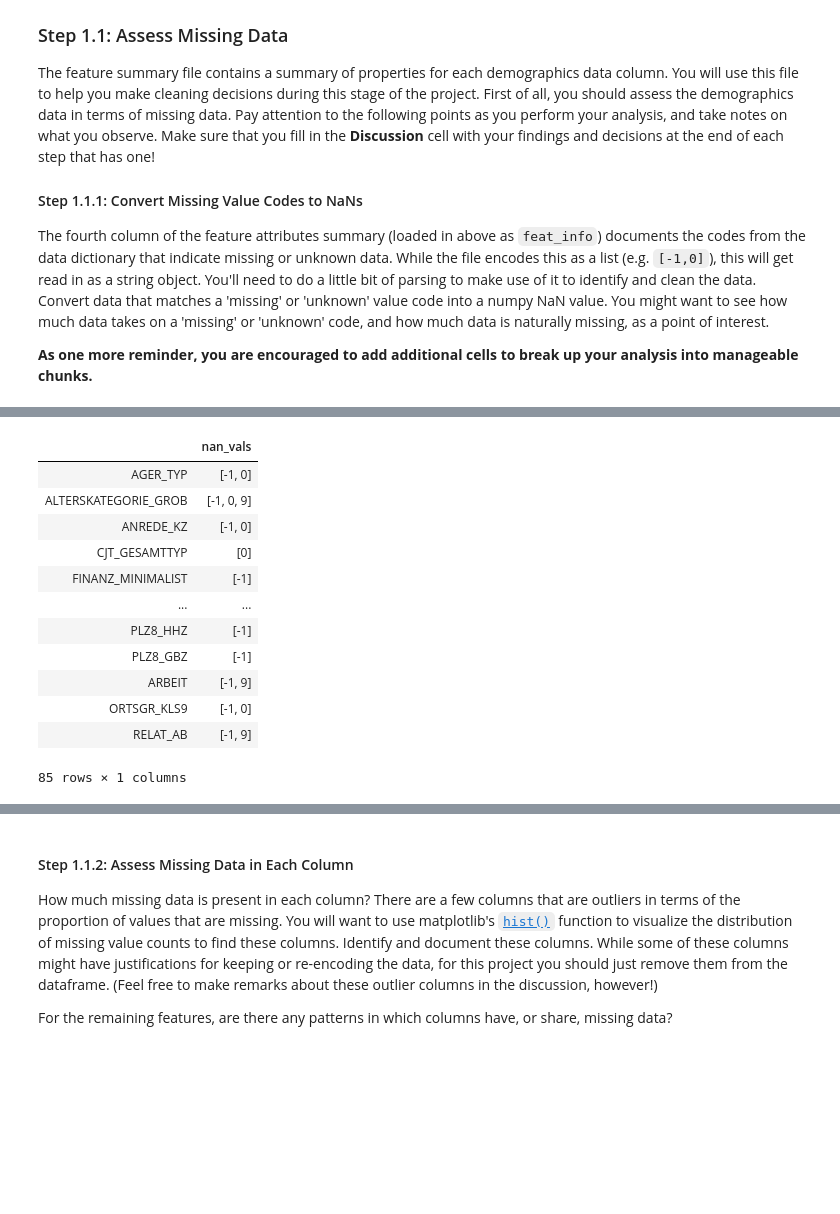
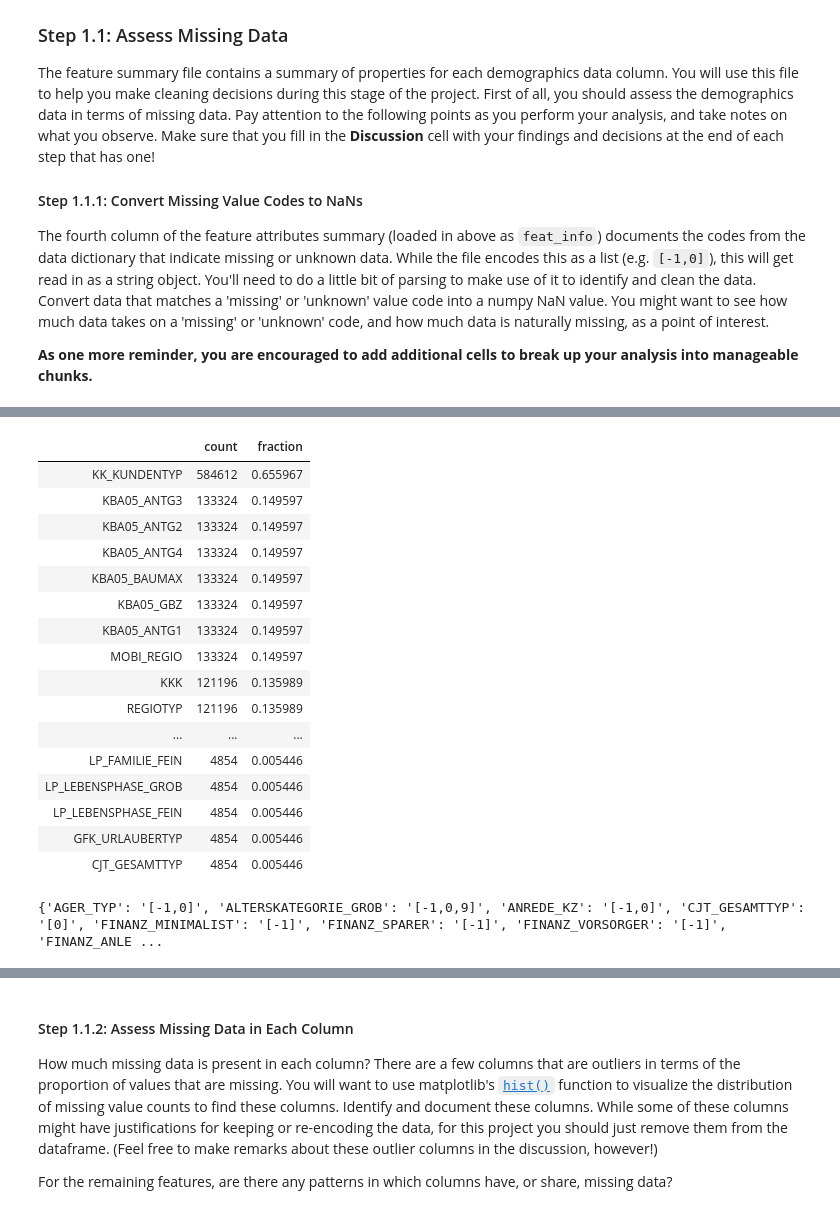
Before and after one commit to vasilkosturski/udacity-ml-intro, a Jupyter notebook: unsupervised-learning/creating-customer-segments/Identify_Customer_Segments.ipynb, the cells around one changed output, grey strips where cells are left out. Saved outputs shown, nothing was run; the diff lists cells and outputs as text; code cells hidden in the pictures; blank space fills up the shorter version.

```diff
--- a/unsupervised-learning/creating-customer-segments/Identify_Customer_Segments.ipynb
+++ b/unsupervised-learning/creating-customer-segments/Identify_Customer_Segments.ipynb
@@ -125,20 +82,0 @@ def is_int(value):
-# %%
-data_dict = {'nan_vals': feat_info['missing_or_unknown'] \
-             .str.replace('[','').str.replace(']','').str.split(',').values}
-
-missing_vals = pd.DataFrame(data_dict, index = feat_info['attribute'].values)
-missing_vals
-# %% [output]
-|  | nan_vals |
-| AGER_TYP | [-1, 0] |
-| ALTERSKATEGORIE_GROB | [-1, 0, 9] |
-| ANREDE_KZ | [-1, 0] |
-| CJT_GESAMTTYP | [0] |
-| FINANZ_MINIMALIST | [-1] |
-| ... | ... |
-| PLZ8_HHZ | [-1] |
-| PLZ8_GBZ | [-1] |
-| ARBEIT | [-1, 9] |
-| ORTSGR_KLS9 | [-1, 0] |
-| RELAT_AB | [-1, 9] |
-85 rows × 1 columns
@@ -152,0 +90,27 @@ for column in azdias.columns:
+# %%
+display(get_missing_vals())
+# %% [output]
+|  | count | fraction |
+| KK_KUNDENTYP | 584612 | 0.655967 |
+| KBA05_ANTG3 | 133324 | 0.149597 |
+| KBA05_ANTG2 | 133324 | 0.149597 |
+| KBA05_ANTG4 | 133324 | 0.149597 |
+| KBA05_BAUMAX | 133324 | 0.149597 |
+| KBA05_GBZ | 133324 | 0.149597 |
+| KBA05_ANTG1 | 133324 | 0.149597 |
+| MOBI_REGIO | 133324 | 0.149597 |
+| KKK | 121196 | 0.135989 |
+| REGIOTYP | 121196 | 0.135989 |
+| ... | ... | ... |
+| LP_FAMILIE_FEIN | 4854 | 0.005446 |
+| LP_LEBENSPHASE_GROB | 4854 | 0.005446 |
+| LP_LEBENSPHASE_FEIN | 4854 | 0.005446 |
+| GFK_URLAUBERTYP | 4854 | 0.005446 |
+| CJT_GESAMTTYP | 4854 | 0.005446 |
+# %%
+feature_name_to_missing_codes = {}
+for index, row in feat_info.iterrows():
+    feature_name_to_missing_codes[row["attribute"]] = row["missing_or_unknown"]
+print(feature_name_to_missing_codes)
+# %% [output]
+{'AGER_TYP': '[-1,0]', 'ALTERSKATEGORIE_GROB': '[-1,0,9]', 'ANREDE_KZ': '[-1,0]', 'CJT_GESAMTTYP': '[0]', 'FINANZ_MINIMALIST': '[-1]', 'FINANZ_SPARER': '[-1]', 'FINANZ_VORSORGER': '[-1]', 'FINANZ_ANLE ...
```
Also changed, not shown: parts of 36 cells of this notebook.
